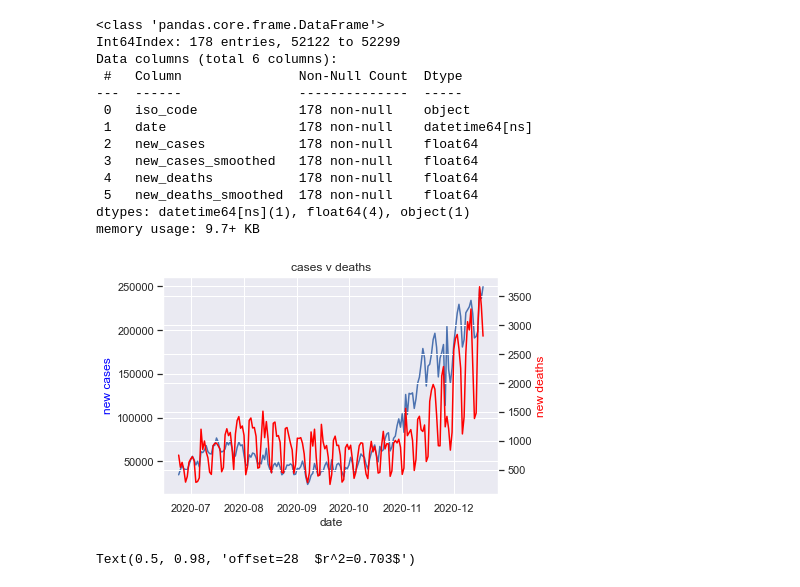
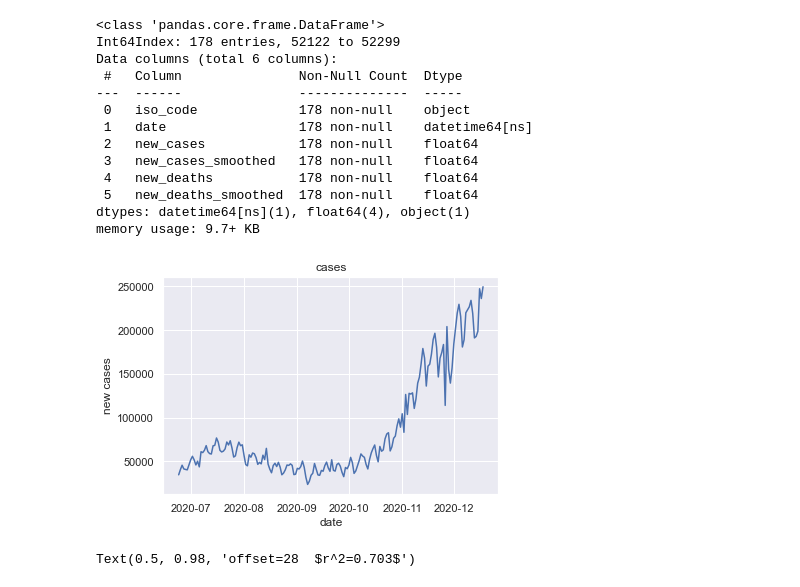
Before and after one commit to dkackman/covid, a Jupyter notebook: covid-linear-regression.ipynb, the cells around one changed output. Cells and saved outputs as stored; diff of their text form; code cells hidden in the pictures.

```diff
--- a/covid-linear-regression.ipynb
+++ b/covid-linear-regression.ipynb
@@ -40,19 +40,14 @@ dtypes: datetime64[ns](1), float64(4), object(1)
 memory usage: 9.7+ KB
 # %%
 fig, ax = plt.subplots()
-plt.title("cases v deaths")
+plt.title("cases")
 ax.set_xlabel("date")
-ax.set_ylabel("new cases", color="blue")
+ax.set_ylabel("new cases")
 ax.plot(dates, new_cases, label="cases")
 
-ax2 = ax.twinx()
-
-ax2.plot(dates, new_deaths, color="red", label="deaths")
-ax2.set_ylabel("new deaths", color="red")
-
 plt.show()
 # %% [output]
-[figure, old version]
+[figure, new version]
 # %%
 model, r2, predictions, actuals, offset = FindBestModelOffset(new_cases, new_deaths, 45)
 
```
Also changed, not shown: parts of 4 cells of this notebook.
